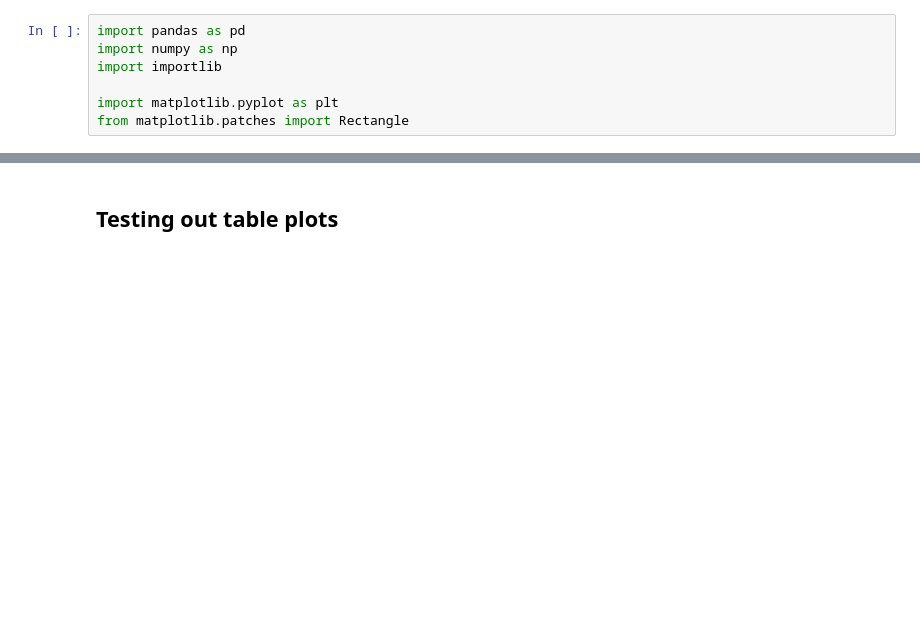
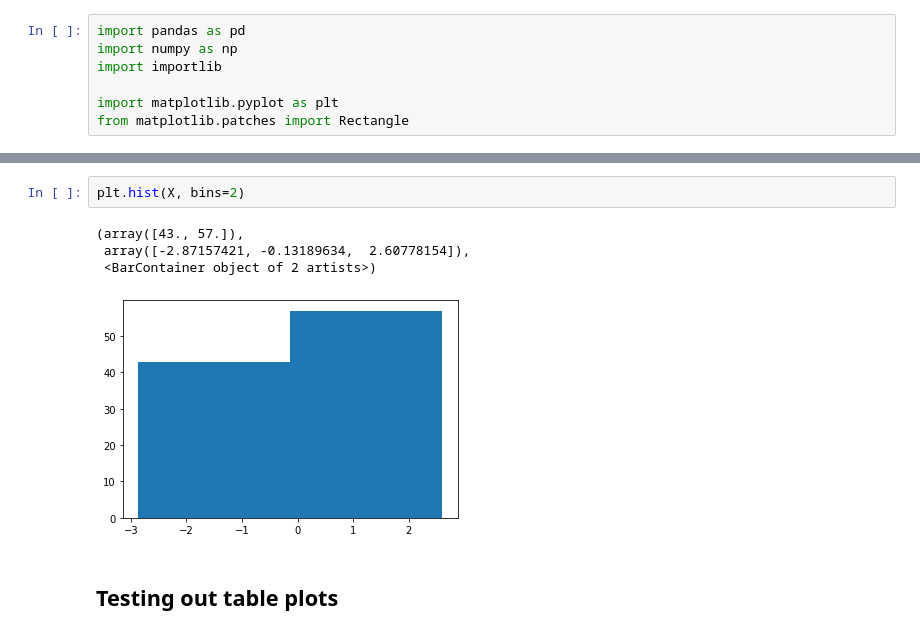
Before and after one commit to joeltanwr/DirtyDF, a Jupyter notebook: test_mtjjv.ipynb, the cells around one changed output, grey strips where cells are left out. Drawn from its saved outputs; the diff is of its cells as text; blank space fills up the shorter version.

```diff
--- a/test_mtjjv.ipynb
+++ b/test_mtjjv.ipynb
@@ -8,3 +16,10 @@ from matplotlib.patches import Rectangle
+# %%
+plt.hist(X, bins=2)
+# %% [output]
+(array([43., 57.]),
+ array([-2.87157421, -0.13189634,  2.60778154]),
+ <BarContainer object of 2 artists>)
+[figure, added]
 # %% [markdown]
 ## Testing out table plots
 # %%
```
Also changed, not shown: parts of 29 cells of this notebook, 1 other file.
